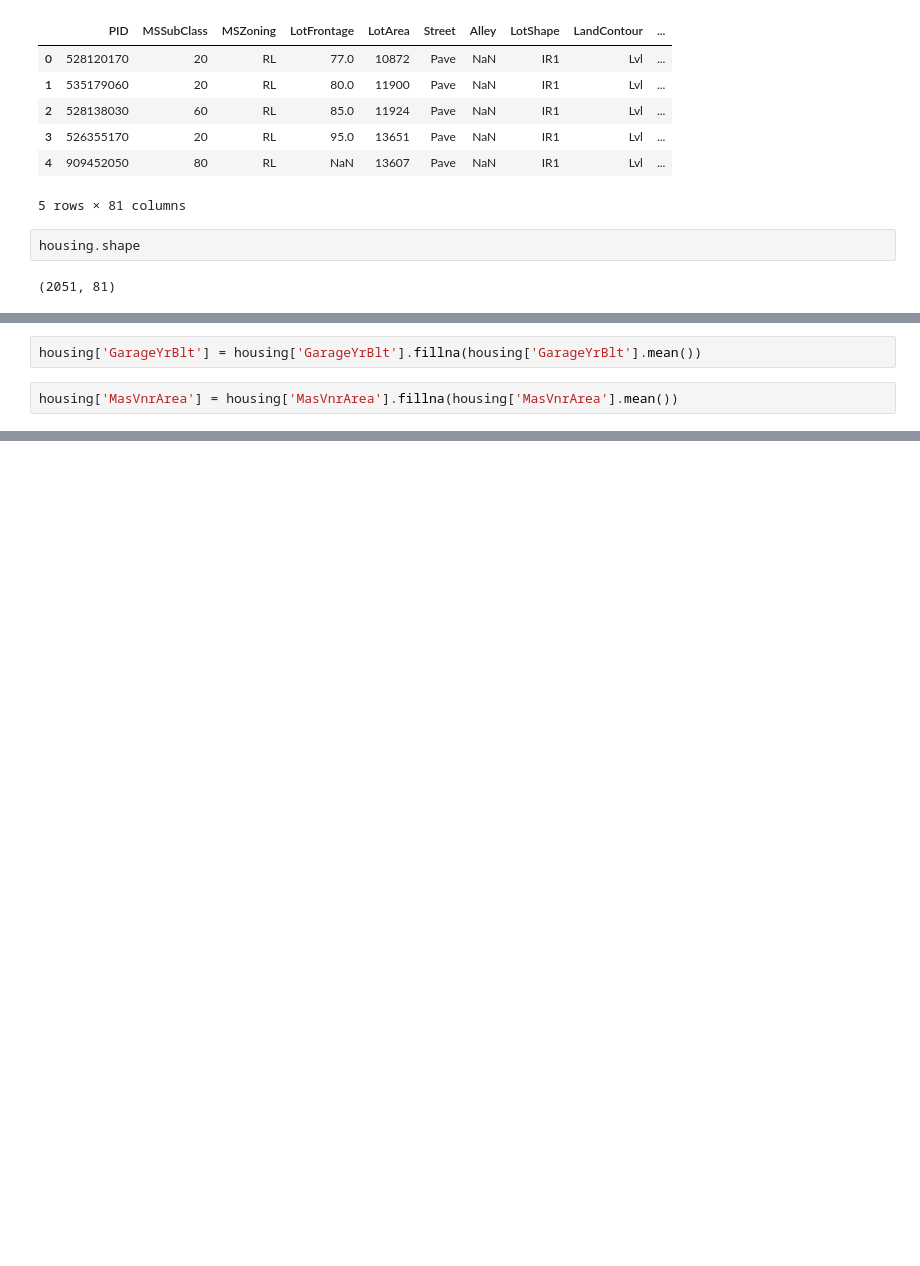
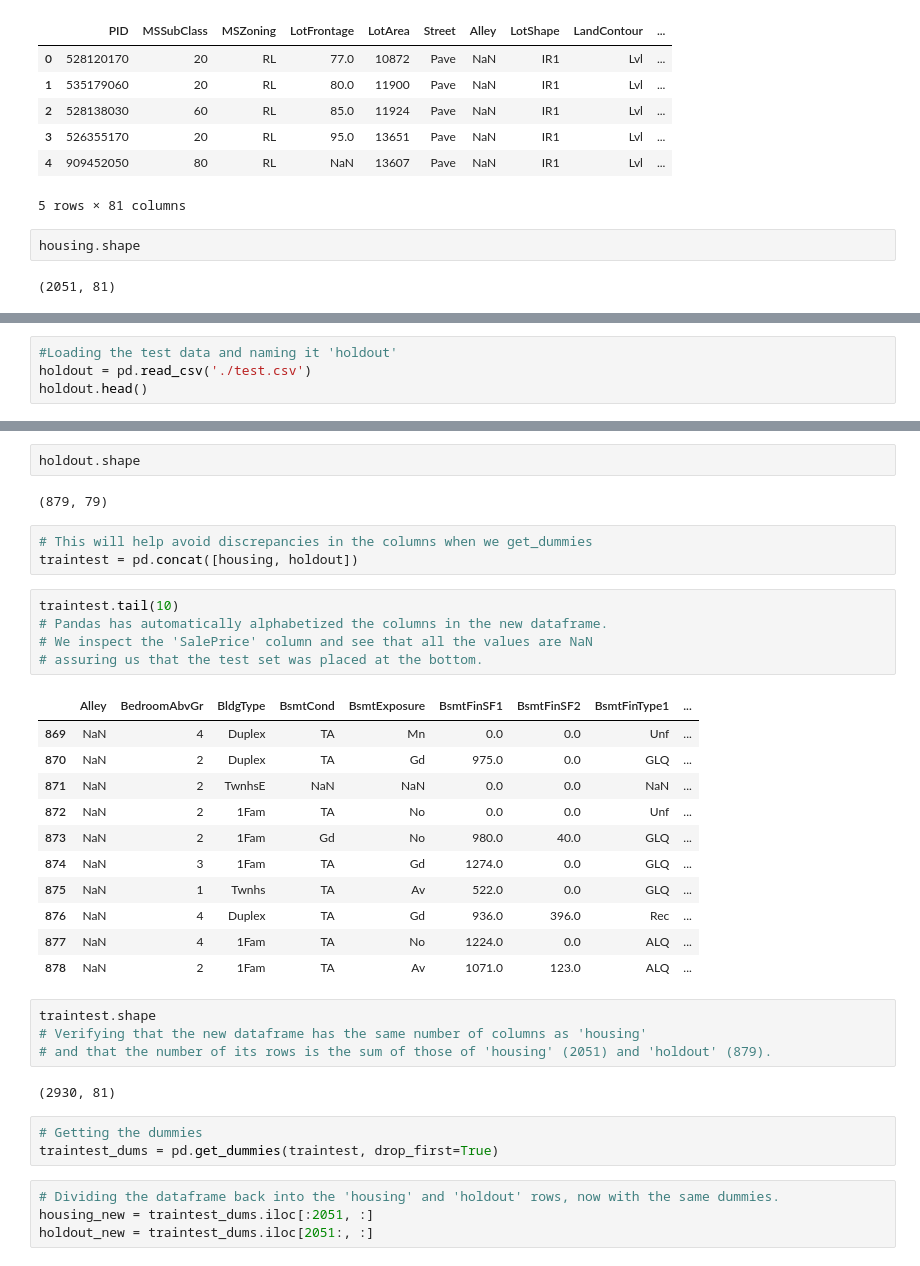
Before and after one commit to emishaan/Ames-Housing, a Jupyter notebook: regression/Regression_Model.ipynb, the cells around one changed output, grey strips where cells are left out. Drawn from its saved outputs; the diff is of its cells as text; blank space fills up the shorter version.

```diff
--- a/regression/Regression_Model.ipynb
+++ b/regression/Regression_Model.ipynb
@@ -88,4 +18,0 @@ housing['LotFrontage'] = housing['LotFrontage'].fillna(housing['LotFrontage'].me
-# %%
-housing['GarageYrBlt'] = housing['GarageYrBlt'].fillna(housing['GarageYrBlt'].mean())
-# %%
-housing['MasVnrArea'] = housing['MasVnrArea'].fillna(housing['MasVnrArea'].mean())
@@ -91,0 +43,4 @@ housing['MasVnrArea'] = housing['MasVnrArea'].fillna(housing['MasVnrArea'].mean(
+# %%
+#Loading the test data and naming it 'holdout'
+holdout = pd.read_csv('./test.csv')
+holdout.head()
@@ -91,0 +54,37 @@ housing['MasVnrArea'] = housing['MasVnrArea'].fillna(housing['MasVnrArea'].mean(
+# %%
+holdout.shape
+# %% [output]
+(879, 79)
+# %%
+# This will help avoid discrepancies in the columns when we get_dummies
+traintest = pd.concat([housing, holdout])
+# %%
+traintest.tail(10)
+# Pandas has automatically alphabetized the columns in the new dataframe.
+# We inspect the 'SalePrice' column and see that all the values are NaN
+# assuring us that the test set was placed at the bottom.
+# %% [output]
+|  | Alley | BedroomAbvGr | BldgType | BsmtCond | BsmtExposure | BsmtFinSF1 | BsmtFinSF2 | BsmtFinType1 | ... |
+| 869 | NaN | 4 | Duplex | TA | Mn | 0.0 | 0.0 | Unf | ... |
+| 870 | NaN | 2 | Duplex | TA | Gd | 975.0 | 0.0 | GLQ | ... |
+| 871 | NaN | 2 | TwnhsE | NaN | NaN | 0.0 | 0.0 | NaN | ... |
+| 872 | NaN | 2 | 1Fam | TA | No | 0.0 | 0.0 | Unf | ... |
+| 873 | NaN | 2 | 1Fam | Gd | No | 980.0 | 40.0 | GLQ | ... |
+| 874 | NaN | 3 | 1Fam | TA | Gd | 1274.0 | 0.0 | GLQ | ... |
+| 875 | NaN | 1 | Twnhs | TA | Av | 522.0 | 0.0 | GLQ | ... |
+| 876 | NaN | 4 | Duplex | TA | Gd | 936.0 | 396.0 | Rec | ... |
+| 877 | NaN | 4 | 1Fam | TA | No | 1224.0 | 0.0 | ALQ | ... |
+| 878 | NaN | 2 | 1Fam | TA | Av | 1071.0 | 123.0 | ALQ | ... |
+# %%
+traintest.shape
+# Verifying that the new dataframe has the same number of columns as 'housing'
+# and that the number of its rows is the sum of those of 'housing' (2051) and 'holdout' (879).
+# %% [output]
+(2930, 81)
+# %%
+# Getting the dummies
+traintest_dums = pd.get_dummies(traintest, drop_first=True)
+# %%
+# Dividing the dataframe back into the 'housing' and 'holdout' rows, now with the same dummies.
+housing_new = traintest_dums.iloc[:2051, :]
+holdout_new = traintest_dums.iloc[2051:, :]
```
Also changed, not shown: parts of 40 cells of this notebook.
